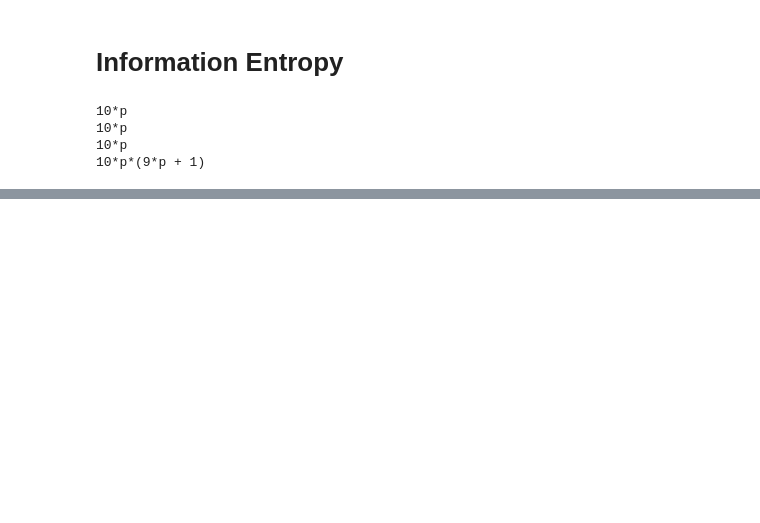
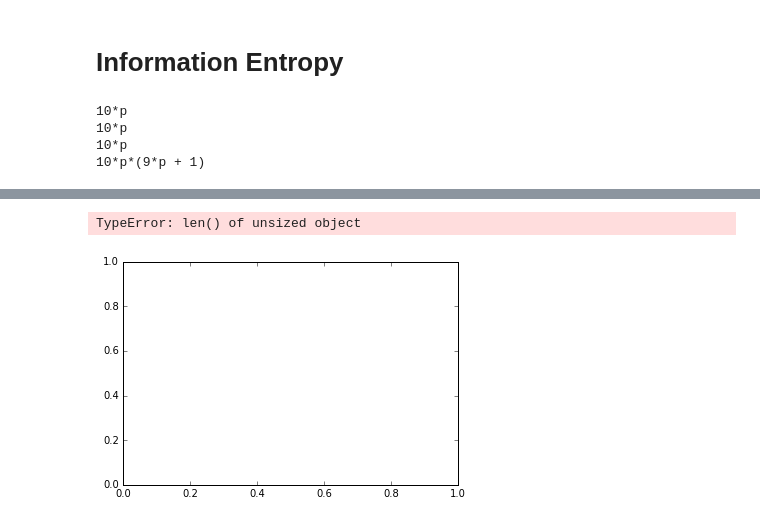
Before and after one commit to SnowMasaya/python_science_excerise, a Jupyter notebook: code/docker/python/python-science-2.ipynb, the cells around one changed output, grey strips where cells are left out. Saved outputs shown, nothing was run; the diff lists cells and outputs as text; code cells hidden in the pictures; blank space fills up the shorter version.

```diff
--- a/code/docker/python/python-science-2.ipynb
+++ b/code/docker/python/python-science-2.ipynb
@@ -360,0 +419,14 @@ print(S.simplify(stats.moment(x, 2)))
+# %%
+from numpy import array, log
+import scipy.stats
+alpha = 1.
+nsamp = 1000
+u = scipy.stats.uniform(0, 1)
+Finv = lambda u: 1/alpha*log(1/(1-u))
+v = array(map(Finv, u.rvs(nsamp)))
+
+fig,ax=subplots()
+scipy.stats.probplot(v, (1,), dist="expon", plot=ax)
+# %% [output]
+TypeError: len() of unsized object
+[figure, added]
```
Also changed, not shown: parts of 7 cells of this notebook, 2 other files.
